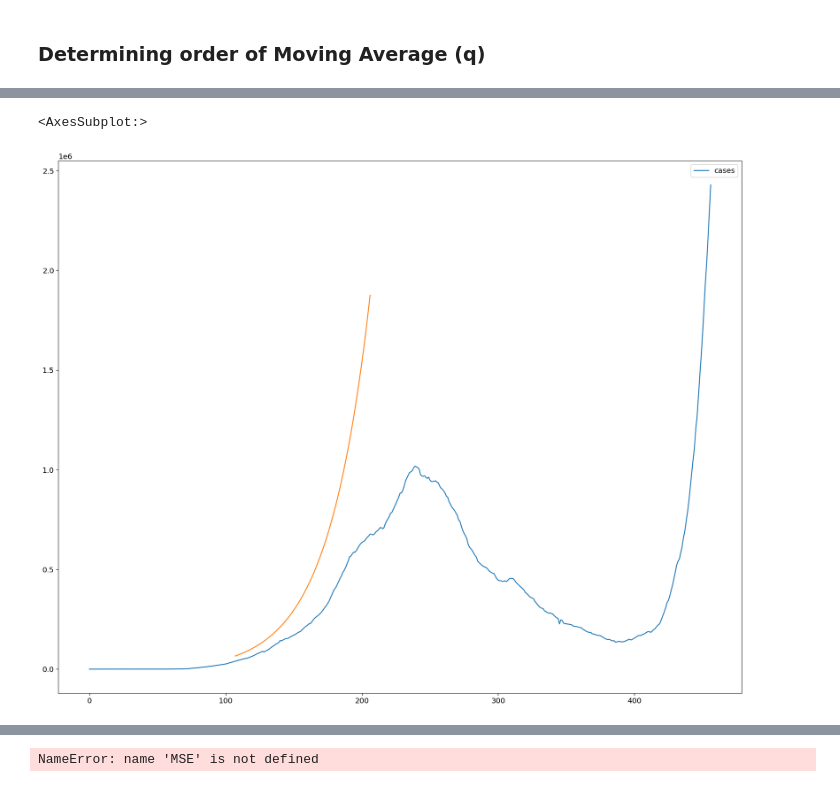
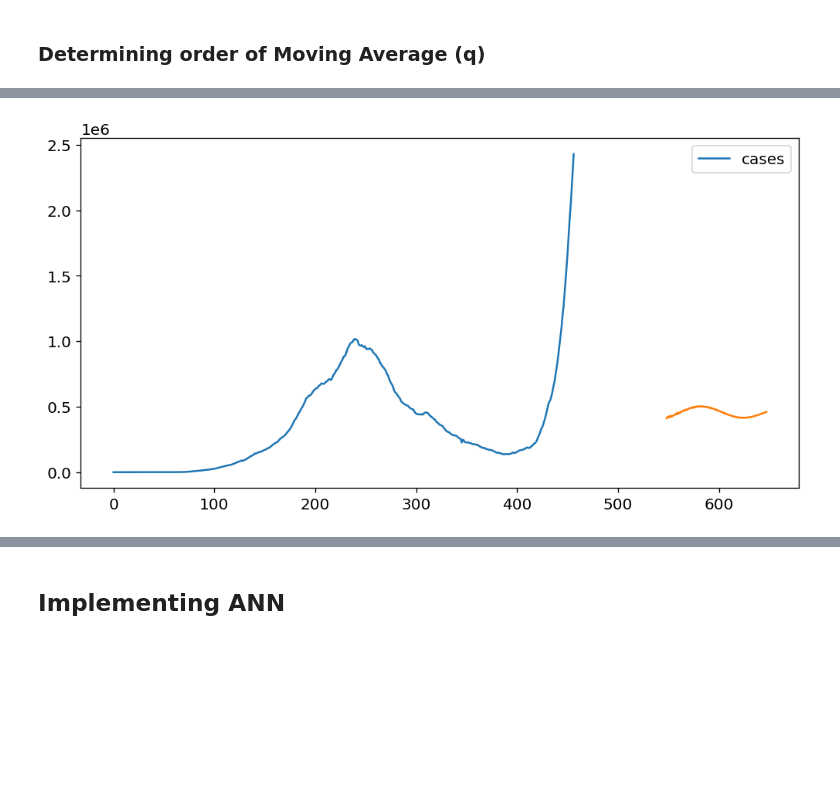
Before and after one commit to bharathvariar/Time-Forecasting-with-ARIMA-and-Neural-Networks, a Jupyter notebook: Deep Learning Project.ipynb, the cells around one changed output, grey strips where cells are left out. Cells and saved outputs as stored; diff of their text form; code cells hidden in the pictures; blank space fills up the shorter version.

```diff
--- a/Deep Learning Project.ipynb
+++ b/Deep Learning Project.ipynb
@@ -3,21 +3,30 @@
 # %% [markdown]
 ## Importing Libraries
 # %%
+import math
 import warnings
 import itertools
 import pandas as pd
 import numpy as np
 import matplotlib.pyplot as plt
 import statsmodels.api as sm
-import math
+import pmdarima as pm
 from datetime import date
-from statsmodels.graphics.tsaplots import plot_acf, plot_pacf
+from statsmodels.tsa.arima.model import ARIMA
+from statsmodels.graphics.tsaplots import plot_acf, plot_pacf, plot_predict
 from statsmodels.tsa.stattools import adfuller
+from keras.models import Sequential
+from keras.layers import Dense
+from keras.layers import LSTM
+from sklearn.preprocessing import MinMaxScaler
+from sklearn.metrics import mean_squared_error
+from sklearn.metrics import mean_absolute_error
+from IPython.display import SVG
+from keras.utils.vis_utils import model_to_dot
 
-# %load_ext nb_black
+%load_ext nb_black
 
 # Defaults
-plt.rcParams["figure.figsize"] = (20.0, 10.0)
+plt.rcParams["figure.figsize"] = (15.0, 10.0)
 plt.rcParams.update({"font.size": 12, "figure.dpi": 120})
-# pd.set_option('display.max_rows', None)
 warnings.filterwarnings("ignore")  # specify to ignore warning messages
@@ -79,8 +104,7 @@ plt.show()
 # %% [markdown]
 ### Train test split
 # %%
-#active_train = active_df["2020-01-22":"2021-04-22"]
-active_train = active_df["2020-02-04":"2020-05-20"]
+active_train = active_df["2020-02-04":"2021-08-04"]
 active_test = active_df["2021-04-23":"2021-04-08"]
 confirmed_train = confirmed_df["2020-01-22":"2021-04-22"]
 confirmed_test = confirmed_df["2021-04-23":"2021-04-08"]
@@ -200,7 +389,9 @@ print(len(df))
 RMSE = []
 ARIMA_model = []
 
-mod = sm.tsa.arima.ARIMA(df, order=(11, 1, 5), enforce_stationarity=False, enforce_invertibility=False)
+mod = sm.tsa.arima.ARIMA(
+    df, order=(11, 1, 5), enforce_stationarity=False, enforce_invertibility=False
+)
 results = mod.fit()
 print(f"ARIMA - MSE:{results.mse}", end="\r")
 RMSE.append(math.sqrt(results.mse))
@@ -236,3 +430,3 @@ plt.show()
 # %%
 testdata = active_df["2020-01-22":"2021-04-22"]
-testdf = pd.DataFrame((testdata['India'].to_numpy()), columns = {'cases'})
+testdf = pd.DataFrame((testdata[country].to_numpy()), columns={"cases"})
@@ -239,7 +435,7 @@ testdf = pd.DataFrame((testdata['India'].to_numpy()), columns = {'cases'})
 # %%
 pred = results.get_forecast(100)
-ax = testdf.plot(figsize=(20, 16))
-pred.predicted_mean.plot(ax=ax, label='Dynamic Forecast (get_forecast)')
+ax = testdf.plot(figsize=(10, 5))
+pred.predicted_mean.plot(ax=ax, label="Dynamic Forecast (get_forecast)")
+plt.show()
 # %% [output]
-<AxesSubplot:>
-[figure, old version]
+[figure, new version]
@@ -246,6 +442,0 @@ pred.predicted_mean.plot(ax=ax, label='Dynamic Forecast (get_forecast)')
-# %%
-print(
-    f"The smallest MSE is {min(MSE)} for model ARIMA {ARIMA_model[MSE.index(min(MSE))][0]}x{ARIMA_model[MSE.index(min(MSE))][1]}"
-)
-# %% [output]
-NameError: name 'MSE' is not defined
@@ -260,0 +443,2 @@ results = mod.fit()
+# %% [markdown]
+## Implementing ANN
```
Also changed, not shown: parts of 103 cells of this notebook, 8 other files.
